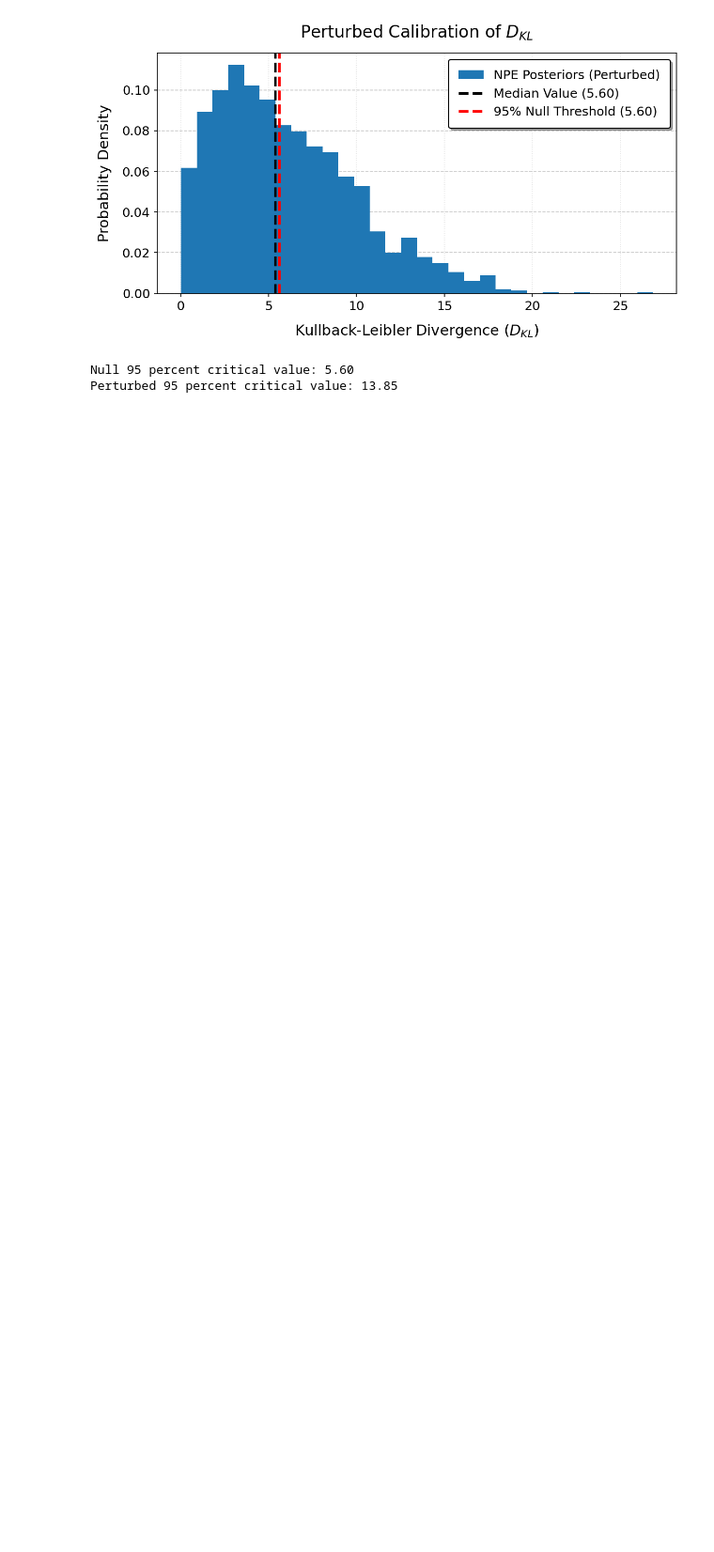
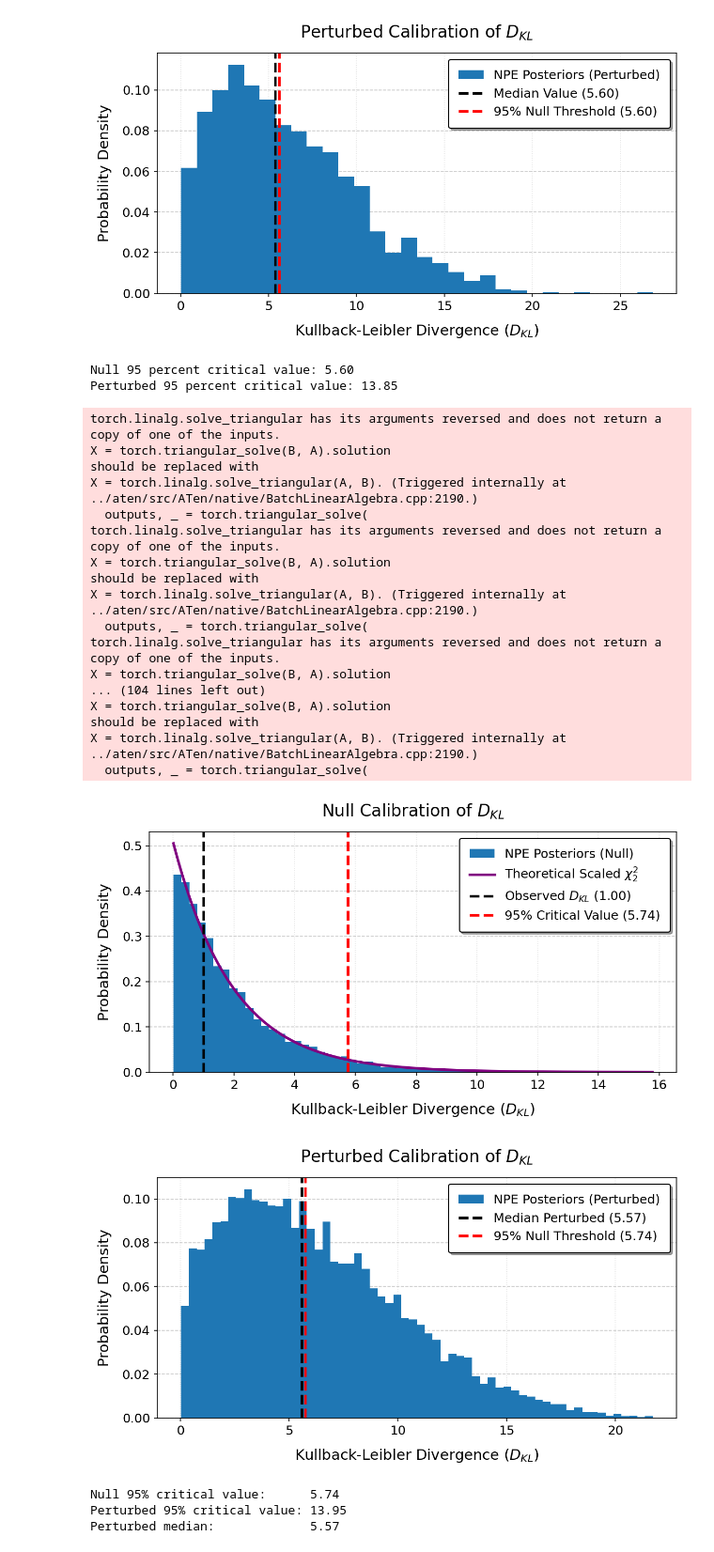
Before and after one commit to jayvasireddy/Part-III-Research-Project, a Jupyter notebook: 2D Gaussian Example/Adapting Current Code.ipynb, the cells around one changed output. Shown at 94% size. Cells and saved outputs as stored; diff of their text form; code cells hidden in the pictures; blank space fills up the shorter version.

```diff
--- a/2D Gaussian Example/Adapting Current Code.ipynb
+++ b/2D Gaussian Example/Adapting Current Code.ipynb
@@ -1006,9 +1133,4 @@ def calibrate_null_dkl(posterior1, posterior2, prior, N, n_theta,
 # %%
 
 dkl_obs, std_obs, error_obs = calc_dkl(posterior1_direct, posterior2_direct,
-                                       x_obs1, x_obs2, n_theta=500)
-
-dkls, crit_val_95 = calibrate_null_dkl(posterior1_direct, posterior2_direct,
-                                       prior, 100, 500,
-                                       loc1, scale1, loc1, scale1, dkl_obs)
-print("DKL observed:", dkl_obs)
+                                       x_obs1, x_obs2, n_theta=10_000)
@@ -1255,7 +1383,7 @@ def calibrate_null_dkl_and_perturb_mean(posterior1, posterior2, prior, N, n_thet
     dkls = np.zeros(N) # to store dkls
     dkls_perturbed  = np.zeros(N)
     for i in range(N):
-        if i % 100 == 0:
+        if i % 1000 == 0:
             print(f"{i}/{N}")
 
         #obtain data splits generated by same simulation process
@@ -1308,11 +1436,11 @@ def calibrate_null_dkl_and_perturb_mean(posterior1, posterior2, prior, N, n_thet
 
     return dkls, crit_val_95, dkls_perturbed, crit_val_95_perturbed, median_perturbed
 # %%
-shifts_to_test = [0.36] # Test shifts from 0 to 0.5
+shifts_to_test = [0.35,0.36] # Test shifts from 0 to 0.5
 sensitivity_threshold_reached = False
 
 for shift_val in shifts_to_test:
-    results = calibrate_null_dkl_and_perturb_mean(posterior1_direct, posterior2_direct, prior, 1500, 500, loc1, scale1, loc1, scale1, shift=shift_val)
+    results = calibrate_null_dkl_and_perturb_mean(posterior1_direct, posterior2_direct, prior, 10000, 500, loc1, scale1, loc1, scale1, shift=shift_val)
     null_threshold = results[1]      # crit_val_95
     perturbed_median = results[4]   # median_perturbed
 
@@ -1470,0 +1684,40 @@ Perturbed 95 percent critical value: 13.85
+# %%
+results_par = calibrate_null_dkl_and_perturb_mean_parallel(
+    posterior1_direct, posterior2_direct, prior,
+    N=10_000, n_theta=1000,
+    loc1=loc1, scale1=scale1, loc2=loc1, scale2=scale1,
+    shift=0.37,
+    n_jobs=24,
+    dkl_obs=dkl_obs,
+)
+
+dkls             = results_par[0]
+crit_val_95      = results_par[1]
+dkls_perturbed   = results_par[2]
+median_perturbed = results_par[4]
+
+if results_par[4] >= results_par[1]:
+    print(">>> Sensitivity threshold reached: median perturbed > 95% null threshold <<<")
+# %% [output]
+torch.linalg.solve_triangular has its arguments reversed and does not return a copy of one of the inputs.
+X = torch.triangular_solve(B, A).solution
+should be replaced with
+X = torch.linalg.solve_triangular(A, B). (Triggered internally at ../aten/src/ATen/native/BatchLinearAlgebra.cpp:2190.)
+  outputs, _ = torch.triangular_solve(
+torch.linalg.solve_triangular has its arguments reversed and does not return a copy of one of the inputs.
+X = torch.triangular_solve(B, A).solution
+should be replaced with
+X = torch.linalg.solve_triangular(A, B). (Triggered internally at ../aten/src/ATen/native/BatchLinearAlgebra.cpp:2190.)
+  outputs, _ = torch.triangular_solve(
+torch.linalg.solve_triangular has its arguments reversed and does not return a copy of one of the inputs.
+X = torch.triangular_solve(B, A).solution
+... (104 lines left out)
+X = torch.triangular_solve(B, A).solution
+should be replaced with
+X = torch.linalg.solve_triangular(A, B). (Triggered internally at ../aten/src/ATen/native/BatchLinearAlgebra.cpp:2190.)
+  outputs, _ = torch.triangular_solve(
+[figure, added]
+[figure, added]
+Null 95% critical value:      5.74
+Perturbed 95% critical value: 13.95
+Perturbed median:             5.57
```
Also changed, not shown: parts of 13 cells of this notebook, 9 other files.
